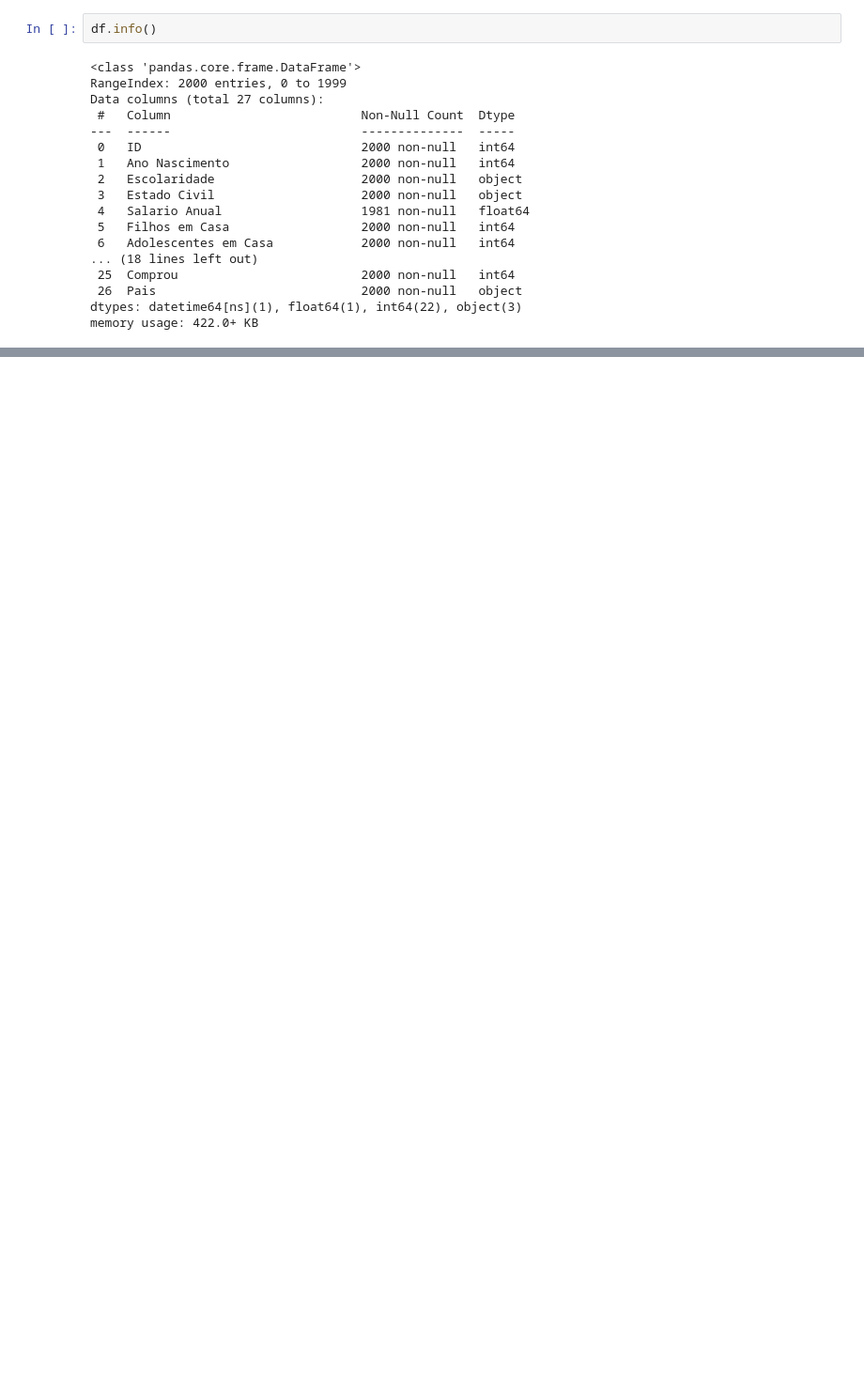
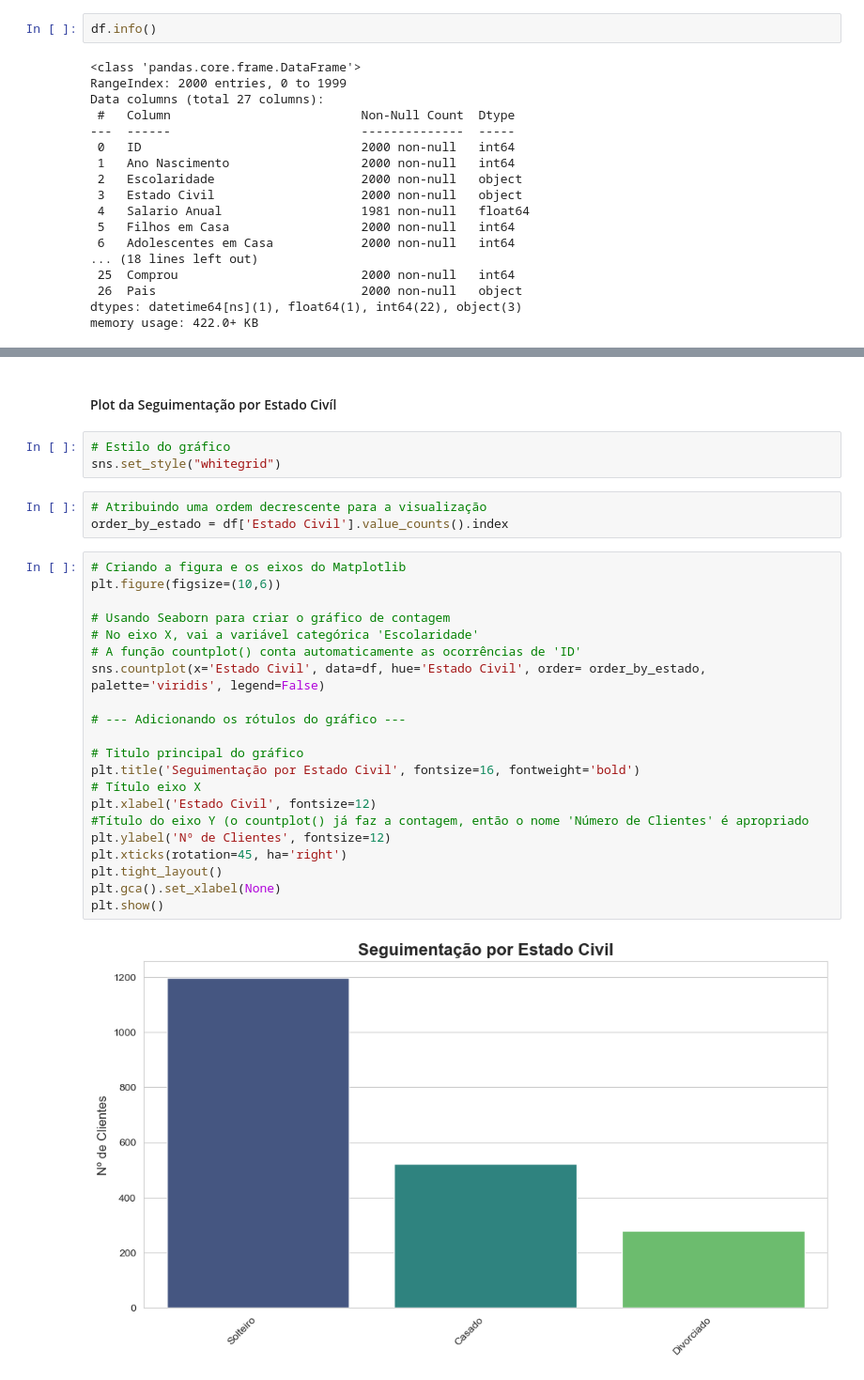
Before and after one commit to leojutsu/Analise_Comercial_Python, a Jupyter notebook: Marketing.ipynb, the cells around one changed output, grey strips where cells are left out. Shown: that part at 94% size. Drawn from its saved outputs; the diff is of its cells as text; blank space fills up the shorter version.

```diff
--- a/Marketing.ipynb
+++ b/Marketing.ipynb
@@ -74,0 +128,31 @@ Média de Salário Anual = 52290.85259969712
+# %% [markdown]
+####  Plot da Seguimentação por Estado Civíl
+# %%
+# Estilo do gráfico
+sns.set_style("whitegrid")
+# %%
+# Atribuindo uma ordem decrescente para a visualização
+order_by_estado = df['Estado Civil'].value_counts().index
+# %%
+# Criando a figura e os eixos do Matplotlib
+plt.figure(figsize=(10,6))
+
+# Usando Seaborn para criar o gráfico de contagem
+# No eixo X, vai a variável categórica 'Escolaridade'
+# A função countplot() conta automaticamente as ocorrências de 'ID'
+sns.countplot(x='Estado Civil', data=df, hue='Estado Civil', order= order_by_estado, palette='viridis', legend=False)
+
+# --- Adicionando os rótulos do gráfico ---
+
+# Titulo principal do gráfico
+plt.title('Seguimentação por Estado Civil', fontsize=16, fontweight='bold')
+# Título eixo X
+plt.xlabel('Estado Civil', fontsize=12)
+#Título do eixo Y (o countplot() já faz a contagem, então o nome 'Número de Clientes' é apropriado
+plt.ylabel('Nº de Clientes', fontsize=12)
+plt.xticks(rotation=45, ha='right')
+plt.tight_layout()
+plt.gca().set_xlabel(None)
+plt.show()
+# %% [output]
+[figure, added]
```
Also changed, not shown: parts of 17 cells of this notebook.
